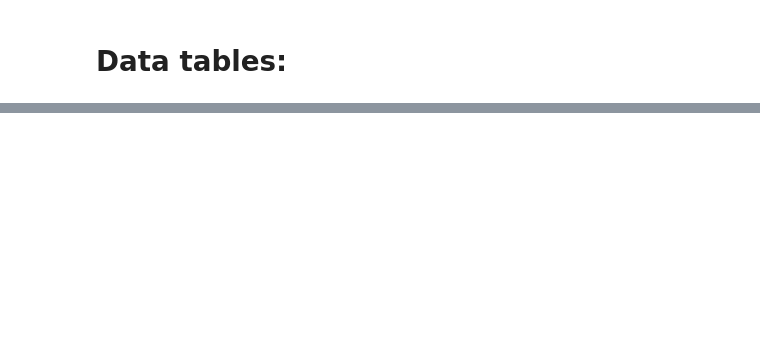
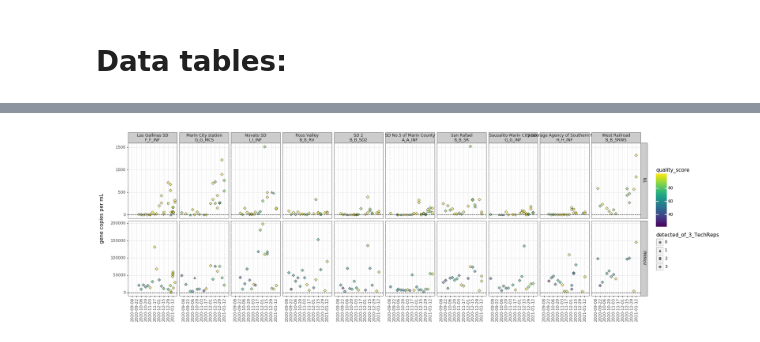
Before and after one commit to wastewaterlab/data_analysis, a Jupyter notebook: notebooks/testing_full_pipeline.ipynb, the cells around one changed output, grey strips where cells are left out. Cells and saved outputs as stored; diff of their text form; code cells hidden in the pictures; blank space fills up the shorter version.

```diff
--- a/notebooks/testing_full_pipeline.ipynb
+++ b/notebooks/testing_full_pipeline.ipynb
@@ -189,0 +213,19 @@ display(plt)
+# %%
+# Calculations: calculate gc/L and N1:PMMoV
+sample_data_qpcr['gc_per_mL'] = calculate_gc_per_ml(sample_data_qpcr)
+sample_data_qpcr = normalize_to_pmmov(sample_data_qpcr)
+
+# make column listing number of technical replicates detected, based on the non-detect count
+sample_data_qpcr['detected_of_3_TechReps'] = 3 - sample_data_qpcr['nondetect_count']
+
+# merge with metadata
+sample_data_qpcr = sample_data_qpcr.merge(sampling_df, how='left', on=['sample_code', 'date_sampling'])
+
+# abbreviate site names for plotting
+sample_data_qpcr.site_full_name = sample_data_qpcr.site_full_name.str.replace(r'[Ss]anitary [Dd]istrict|[Ss]anitation [Dd]istrict|[Ss]ervices [Dd]istrict', 'SD')
+
+# filter out controls and samples without a county
+sample_data_qpcr = sample_data_qpcr[~sample_data_qpcr.county.isna()].copy()
+sample_data_qpcr = sample_data_qpcr[~sample_data_qpcr.county.str.contains('control')].copy() # these filters can't be in the same line or pandas freaks#Save this table
+
+#sample_data_qpcr[sample_data_qpcr.Target.isin(['N1', 'PMMoV'])][['Sample', 'sample_code', 'replicate', 'quality_score', 'gc_per_mL', 'Target']].to_csv('data.csv', index=False)
@@ -189,0 +256,64 @@ display(plt)
+# %%
+# plot non-aggregated data
+df_filtered = sample_data_qpcr[(sample_data_qpcr.county == 'Marin') & (sample_data_qpcr.sample_level != 'Residential')].copy()
+df_filtered.loc[df_filtered.gc_per_mL.isna(), 'gc_per_mL'] = 0
+df_filtered.loc[df_filtered.mean_normalized_to_pmmov.isna(), 'mean_normalized_to_pmmov'] = 0
+
+# convert to categorical for plotting as shape
+df_filtered.detected_of_3_TechReps = df_filtered.detected_of_3_TechReps.astype('category')
+
+#determine number of sample sites and days for setting the plot size automatically
+sample_sites = len(df_filtered.site_full_name.unique())
+days = (df_filtered.date_sampling.max() - df_filtered.date_sampling.min()).days
+
+if days < 7: # make wider to avoid really narrow plots
+    days = 7
+
+width = (1.5*(days/7) * (sample_sites / 4.25)) + 5 # add 5 for legend and y-axis labels
+
+# filter to make dataframes of just N1 and N1+PMMoV
+df_N1 = df_filtered[df_filtered.Target == 'N1'].copy()
+df_N1_pmmov = df_filtered[df_filtered.Target.isin(['N1', 'PMMoV'])].copy()
+
+# get list of sample dates so that x-axis tick marks will be those dates
+dates = df_N1.date_sampling.unique()
+
+plt1 = (ggplot(df_N1_pmmov, aes(x='date_sampling', y='gc_per_mL', fill='quality_score', shape='detected_of_3_TechReps')) +
+      geom_point(size=2, alpha=0.5)+
+      geom_abline(slope=0, intercept=10, linetype='dashed')+
+      ylab('gene copies per mL\n\n')+
+      xlab("")+
+      #xlim(dates.min(), dates.max())+
+      scale_x_datetime(breaks = '2 week')+
+      facet_grid('Target ~ site_full_name + sample_code', scales='free_y')+
+      theme_bw()+ theme(axis_text_x=element_text(rotation=90, hjust=1.1), figure_size=(20,6)) ) #figure_size=(width,7)
+
+display(plt1)
+
+plt2 = (ggplot(df_N1_pmmov, aes(x='date_sampling', y='gc_per_mL', fill='quality_score', shape='detected_of_3_TechReps')) +
+      geom_point(size=2, alpha=0.5)+
+      geom_abline(slope=0, intercept=10, linetype='dashed')+
+      ylab('gene copies per mL (log10 scale)\n\n')+
+      xlab("")+
+      #xlim(dates.min(), dates.max())+
+      scale_x_datetime(breaks = '2 week')+
+      scale_y_log10()+
+      facet_grid('Target ~ site_full_name + sample_code', scales='free_y')+ #,
+      theme_bw()+ theme(axis_text_x=element_text(rotation=90, hjust=1.1), figure_size=(20,6)) )
+
+display(plt2)
+
+plt3 = (ggplot(df_N1, aes(x='date_sampling', y='mean_normalized_to_pmmov', fill='quality_score', shape='detected_of_3_TechReps')) +
+      geom_point(size=2, alpha = 0.5)+
+      geom_abline(slope=0, intercept=0)+
+      ylab('SARS-CoV-2 N1 normalized to PMMoV (log10 scale)')+
+      xlab("")+
+      #xlim(dates.min(), dates.max())+
+      scale_x_datetime(breaks = '2 week')+
+      scale_y_log10()+
+      facet_grid('~ site_full_name + sample_code', scales='free_y')+ #,
+      theme_bw()+ theme(axis_text_x=element_text(rotation=90, hjust=1.1), figure_size=(20,3)) )
+
+display(plt3)
+# %% [output]
+[figure, added]
```
Also changed, not shown: parts of 39 cells of this notebook.
